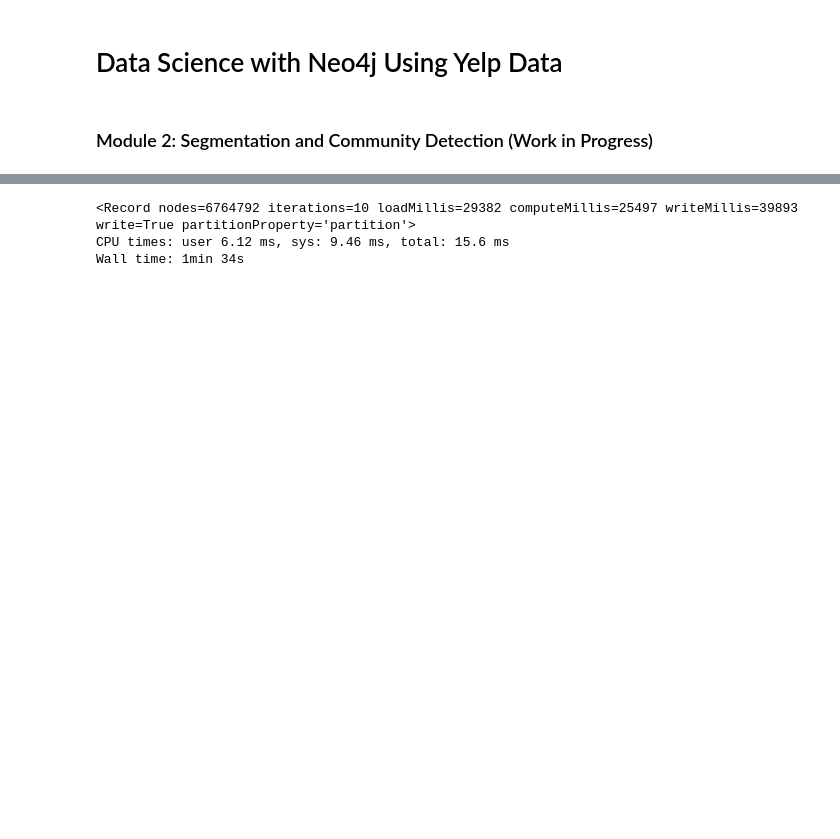
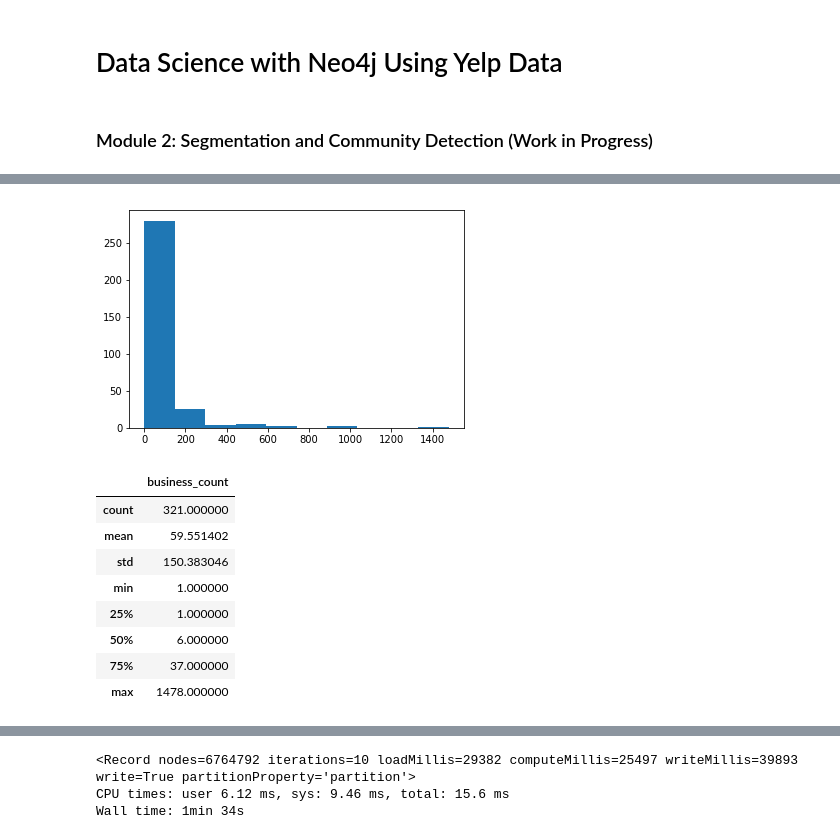
Before and after one commit to neo4j-contrib/neo4j-data-science-yelp, a Jupyter notebook: notebooks/neo4j_yelp_02_community_detection.ipynb, the cells around one changed output, grey strips where cells are left out. Saved outputs shown, nothing was run; the diff lists cells and outputs as text; code cells hidden in the pictures; blank space fills up the shorter version.

```diff
--- a/notebooks/neo4j_yelp_02_community_detection.ipynb
+++ b/notebooks/neo4j_yelp_02_community_detection.ipynb
@@ -24,0 +22,16 @@ driver = GraphDatabase.driver("bolt://localhost:7687", auth=basic_auth("neo4j",
+# %%
+%%time
+# get count of businesses in each category. this will be used to determine which categories to include in our analysis
+query = """
+        MATCH (c:Category)
+        RETURN c.name, size(()-[:IN_CATEGORY]->(c)) AS business_count
+        ORDER BY c, business_count DESC
+        """
+
+with driver.session() as session:
+    result = session.run(query)
+
+for row in result:
+    result_df = pd.DataFrame([dict(record) for record in result])
+
+display(result_df.sort_values('business_count',ascending=False))
@@ -24,0 +61,16 @@ driver = GraphDatabase.driver("bolt://localhost:7687", auth=basic_auth("neo4j",
+# %%
+plt.hist(result_df['business_count'])
+plt.show()
+
+result_df.describe()
+# %% [output]
+[figure, added]
+|  | business_count |
+| count | 321.000000 |
+| mean | 59.551402 |
+| std | 150.383046 |
+| min | 1.000000 |
+| 25% | 1.000000 |
+| 50% | 6.000000 |
+| 75% | 37.000000 |
+| max | 1478.000000 |
```
Also changed, not shown: parts of 27 cells of this notebook, 1 other file.
